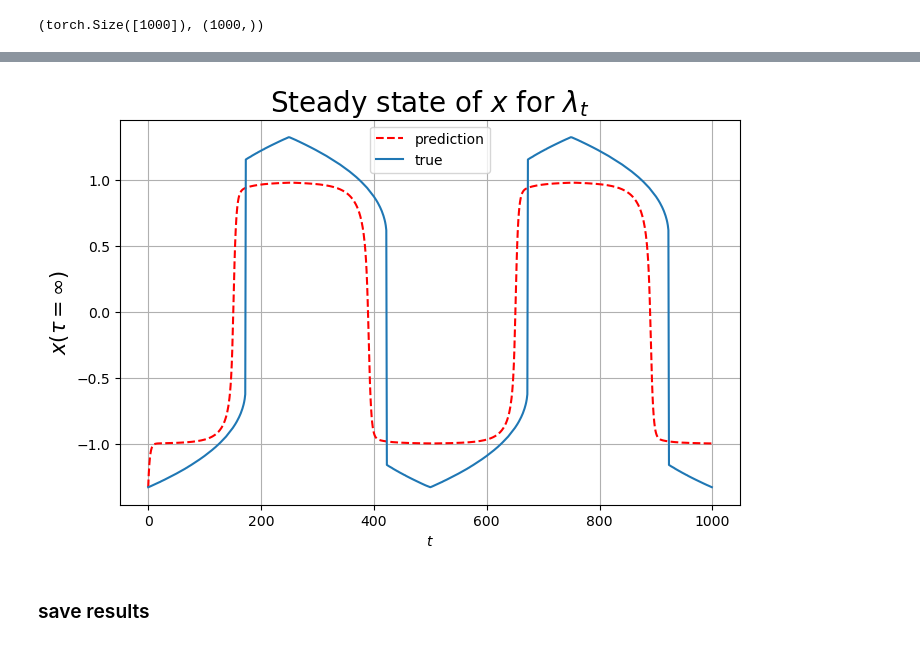
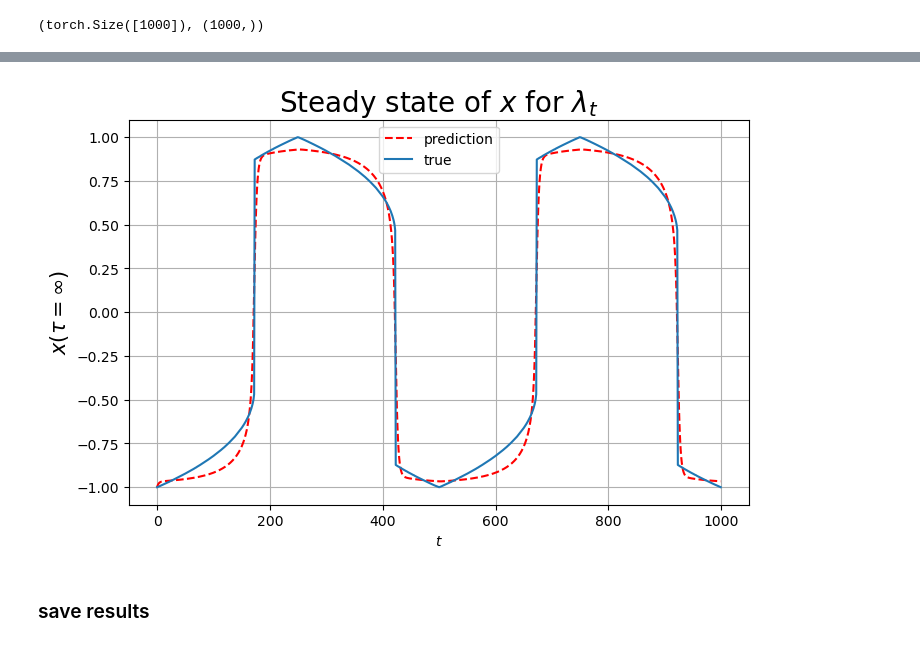
Before and after one commit to MalachiteWind/stable_node_control, a Jupyter notebook: learn_f_g.ipynb, the cells around one changed output, grey strips where cells are left out. Saved outputs shown, nothing was run; the diff lists cells and outputs as text; code cells hidden in the pictures.

```diff
--- a/learn_f_g.ipynb
+++ b/learn_f_g.ipynb
@@ -68,6 +69,11 @@ X = np.hstack((X,X))
 lam_vals  = np.hstack((lam_up,lam_down))
 lam_vals = np.hstack((lam_vals,lam_vals))
 
+scaler = StandardScaler()
+scaler = MinMaxScaler(feature_range=(-1,1))
+X.shape
+X = scaler.fit_transform(X.reshape(-1,1))
+
 t_train = np.arange(0,len(X),5)
 X_train = X[t_train]
 lam_train = lam_vals[t_train]
@@ -215,18 +232,18 @@ x_pred = odeint(lambda t, x: ode_model(t,x,lam_func), x0, t_span,method='rk4')
 # %%
 fig, ax = plt.subplots(1,1, figsize=(8,5))
 
 
 ax.plot(x_pred.squeeze().detach().cpu().numpy(), linestyle='--',c='red', label='prediction')
-ax.plot(x_true.squeeze().detach().cpu().numpy(),label='true')
+ax.plot(x_true,label='true')
 ax.set_xlabel(r'$t$',size=10)
 ax.set_ylabel(r'$x(\tau=\infty)$',size=15)
 ax.set_title(r"Steady state of $x$ for $\lambda_t$", size=20)
 ax.grid(True)
 ax.legend()
-plt.savefig("epochs_10.png")
+plt.savefig(f"epochs_{n_epochs}_scaled_data.png")
 plt.show()
 # %% [output]
-[figure, old version]
+[figure, new version]
 # %% [markdown]
 ### save results
 # %%
```
Also changed, not shown: parts of 12 cells of this notebook, 8 other files.
